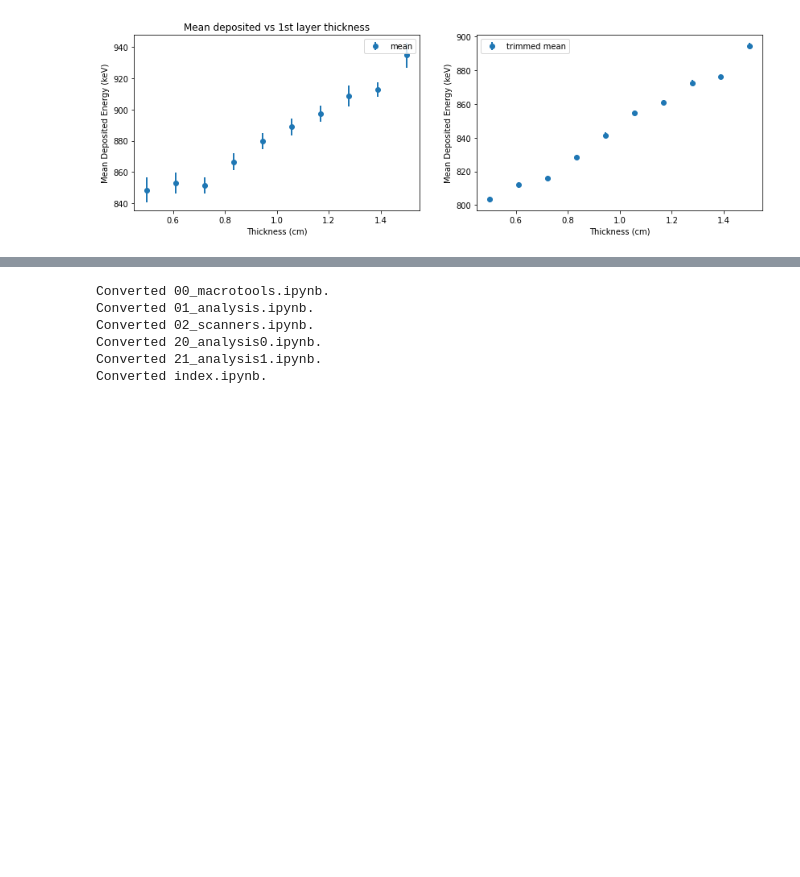
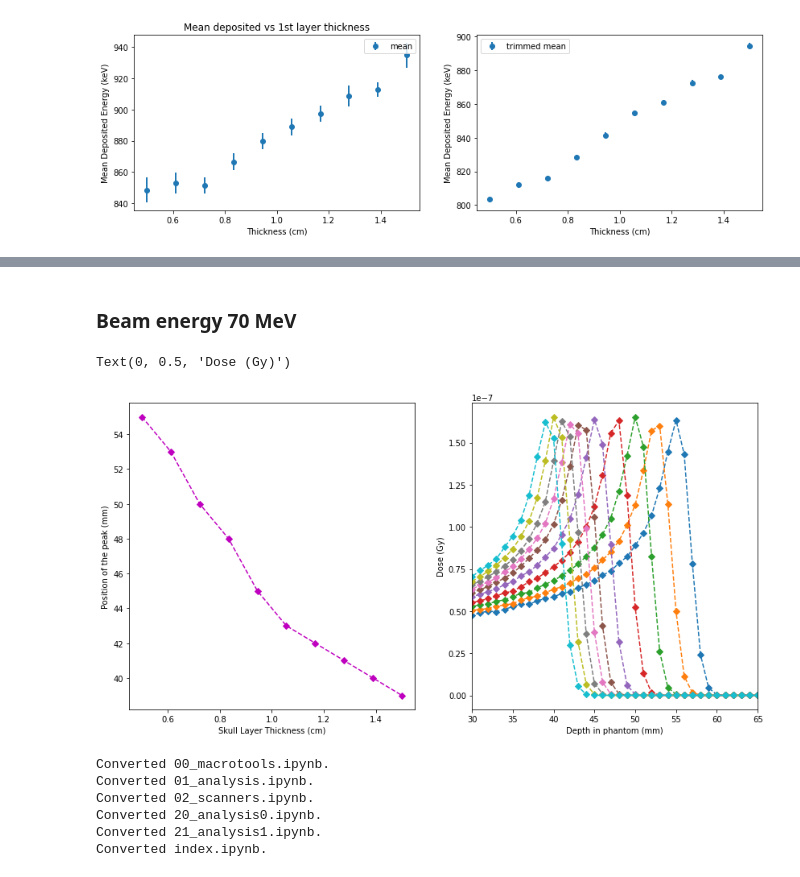
Before and after one commit to dmitryhits/ProtonBeamTherapy, a Jupyter notebook: nbs/21_analysis1.ipynb, the cells around one changed output, grey strips where cells are left out. Saved outputs shown, nothing was run; the diff lists cells and outputs as text; code cells hidden in the pictures; blank space fills up the shorter version.

```diff
--- a/nbs/21_analysis1.ipynb
+++ b/nbs/21_analysis1.ipynb
@@ -128,0 +137,26 @@ plt.colorbar()
+# %% [markdown]
+### Beam energy 70 MeV
+# %%
+dose_array_70 = []
+dose_max_70 = []
+th1_70 = np.linspace(0.5, 1.5, num=10)
+for t in th1_70:
+    # vary the thickness only for the 1st layer for the other 19 it will be 1 cm (0th layer is air)
+    main_macro, _, timestamp = create_all(beam_energy=70, phantom_layer_thickness=[1] +[t]+[1]*19)
+    run_macro(main_macro)
+    d = extract_dose(timestamp)
+    dose_array_70.append(d)
+    dose_max_70.append(d.argmax())
+# %%
+fig, ax = plt.subplots(1, 2, figsize=(14,7))
+ax[0].plot(th1_70, dose_max_70, 'D--m')
+y = np.arange(len(dose_array_70[0]))
+ax[1].plot(y, np.transpose(dose_array_70), 'D--')
+ax[1].set_xlim(30,65)
+ax[0].set_xlabel('Skull Layer Thickness (cm)')
+ax[0].set_ylabel('Position of the peak (mm)')
+ax[1].set_xlabel('Depth in phantom (mm)')
+ax[1].set_ylabel('Dose (Gy)')
+# %% [output]
+Text(0, 0.5, 'Dose (Gy)')
+[figure, added]
```
Also changed, not shown: parts of 9 cells of this notebook, 6 other files.
